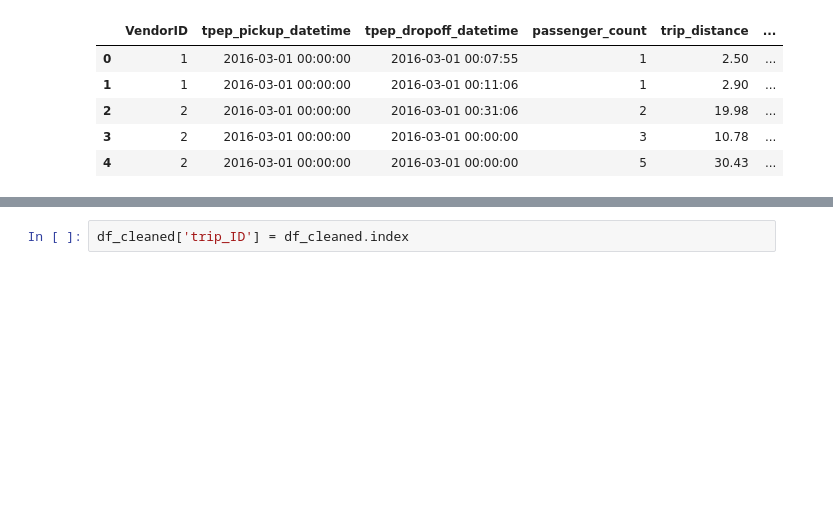
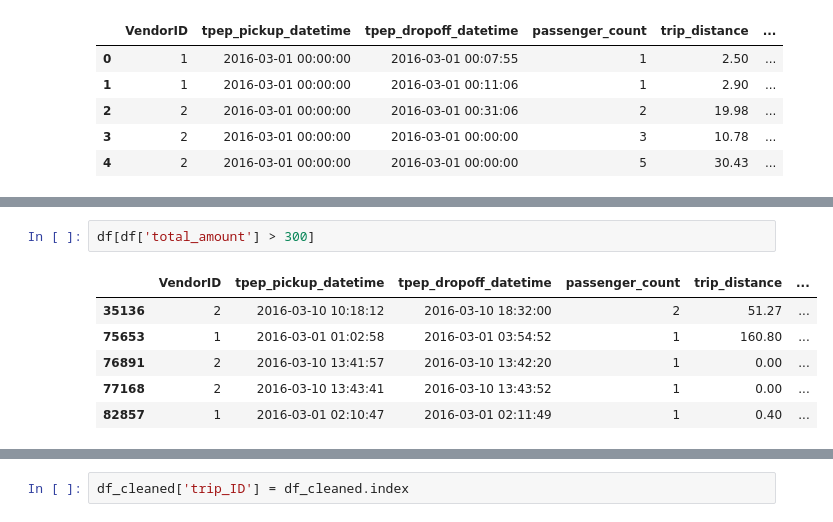
Before and after one commit to WithDD97/Uber-Data-Analytics-, a Jupyter notebook: Uber_data (1).ipynb, the cells around one changed output, grey strips where cells are left out. Cells and saved outputs as stored; diff of their text form; blank space fills up the shorter version.

```diff
--- a/Uber_data (1).ipynb
+++ b/Uber_data (1).ipynb
@@ -138,0 +124,9 @@ df_cleaned
+# %%
+df[df['total_amount'] > 300]
+# %% [output]
+|  | VendorID | tpep_pickup_datetime | tpep_dropoff_datetime | passenger_count | trip_distance | ... |
+| 35136 | 2 | 2016-03-10 10:18:12 | 2016-03-10 18:32:00 | 2 | 51.27 | ... |
+| 75653 | 1 | 2016-03-01 01:02:58 | 2016-03-01 03:54:52 | 1 | 160.80 | ... |
+| 76891 | 2 | 2016-03-10 13:41:57 | 2016-03-10 13:42:20 | 1 | 0.00 | ... |
+| 77168 | 2 | 2016-03-10 13:43:41 | 2016-03-10 13:43:52 | 1 | 0.00 | ... |
+| 82857 | 1 | 2016-03-01 02:10:47 | 2016-03-01 02:11:49 | 1 | 0.40 | ... |
```
Also changed, not shown: parts of 19 cells of this notebook.
